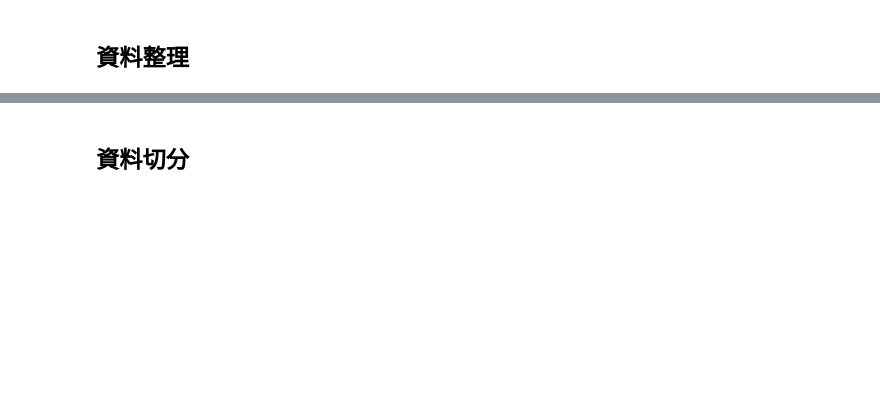
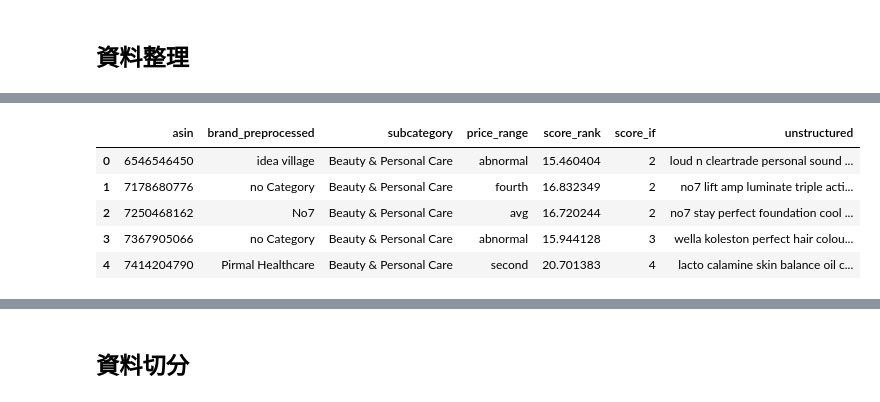
Before and after one commit to pearlpeiwenhuang/data-course-sample, a Jupyter notebook: content-based.ipynb, the cells around one changed output, grey strips where cells are left out. Cells and saved outputs as stored; diff of their text form; code cells hidden in the pictures; blank space fills up the shorter version.

Commit message:
preprocess text data by tfidf and combine rule based to create recommendation systetm

```diff
--- a/content-based.ipynb
+++ b/content-based.ipynb
@@ -162,5 +193,6 @@ metadata_selected = metadata_scored.select("asin", "brand_filled", "subcategory"
 # %%
 # metadata.stat.corr("rank_sub_category", "score_if")
 # metadata_scored.summary().show(10, False)
+metadata_selected = metadata_scored.select("asin", "title", "description", "brand_preprocessed", "rank_sub_category", "subcategory", "price", "price_range", "score_rank", "score_if")
 metadata_selected.summary().show(10, False)
 # %% [output]
@@ -217,0 +213,3 @@ ratings_metadata.describe()
+# %%
+metadata_pd['score_rank'].fillna(99, inplace=True)
+metadata_pd['score_if'].fillna(1, inplace=True)
@@ -217,0 +222,34 @@ ratings_metadata.describe()
+# %%
+# replace [] on description by ''
+metadata_pd['description'] = metadata_pd['description'].apply(lambda x: ' '.join(x))
+# combine description, title, brand and subcategory (from rank)
+metadata_pd['unstructured'] = metadata_pd['title'] + ' ' + metadata_pd['brand_preprocessed'] + ' ' + metadata_pd['description'] + ' ' + metadata_pd['subcategory']
+# # remove special characters besides numbers
+# metadata_pd['unstructured'] = metadata_pd['unstructured'].apply(lambda x: re.sub(r"(?<!\d)[\W](?!\d)", ' ', str(x)))
+# # to lowercase
+# metadata_pd['unstructured'] = metadata_pd['unstructured'].str.lower()
+# %%
+import nltk
+nltk.download('stopwords')
+
+from nltk.corpus import stopwords
+# from nltk.corpus import words #text = words.words()
+
+REPLACE_BY_SPACE_RE = re.compile('[/(){}\[\]\|@,;]')
+BAD_SYMBOLS_RE = re.compile('[^0-9a-z #+_]')
+STOPWORDS = set(stopwords.words('english'))
+
+def clean_text(text):
+    """
+        text: a string
+
+        return: modified initial string
+    """
+    text = text.lower() # lowercase text
+    text = REPLACE_BY_SPACE_RE.sub(' ', text) # replace REPLACE_BY_SPACE_RE symbols by space in text. substitute the matched string in REPLACE_BY_SPACE_RE with space.
+    text = BAD_SYMBOLS_RE.sub('', text) # remove symbols which are in BAD_SYMBOLS_RE from text. substitute the matched string in BAD_SYMBOLS_RE with nothing.
+    text = ' '.join(word for word in text.split() if word not in STOPWORDS) # remove stopwors from text
+
+    return text
+
+metadata_pd['unstructured'] = metadata_pd['unstructured'].apply(clean_text)
@@ -217,0 +276,10 @@ ratings_metadata.describe()
+# %%
+metadata_pd = metadata_pd.drop(columns=['title', 'description', 'rank_sub_category', 'price'])
+metadata_pd.head(5)
+# %% [output]
+|  | asin | brand_preprocessed | subcategory | price_range | score_rank | score_if | unstructured |
+| 0 | 6546546450 | idea village | Beauty & Personal Care | abnormal | 15.460404 | 2 | loud n cleartrade personal sound ... |
+| 1 | 7178680776 | no Category | Beauty & Personal Care | fourth | 16.832349 | 2 | no7 lift amp luminate triple acti... |
+| 2 | 7250468162 | No7 | Beauty & Personal Care | avg | 16.720244 | 2 | no7 stay perfect foundation cool ... |
+| 3 | 7367905066 | no Category | Beauty & Personal Care | abnormal | 15.944128 | 3 | wella koleston perfect hair colou... |
+| 4 | 7414204790 | Pirmal Healthcare | Beauty & Personal Care | second | 20.701383 | 4 | lacto calamine skin balance oil c... |
```
Also changed, not shown: parts of 48 cells of this notebook.
